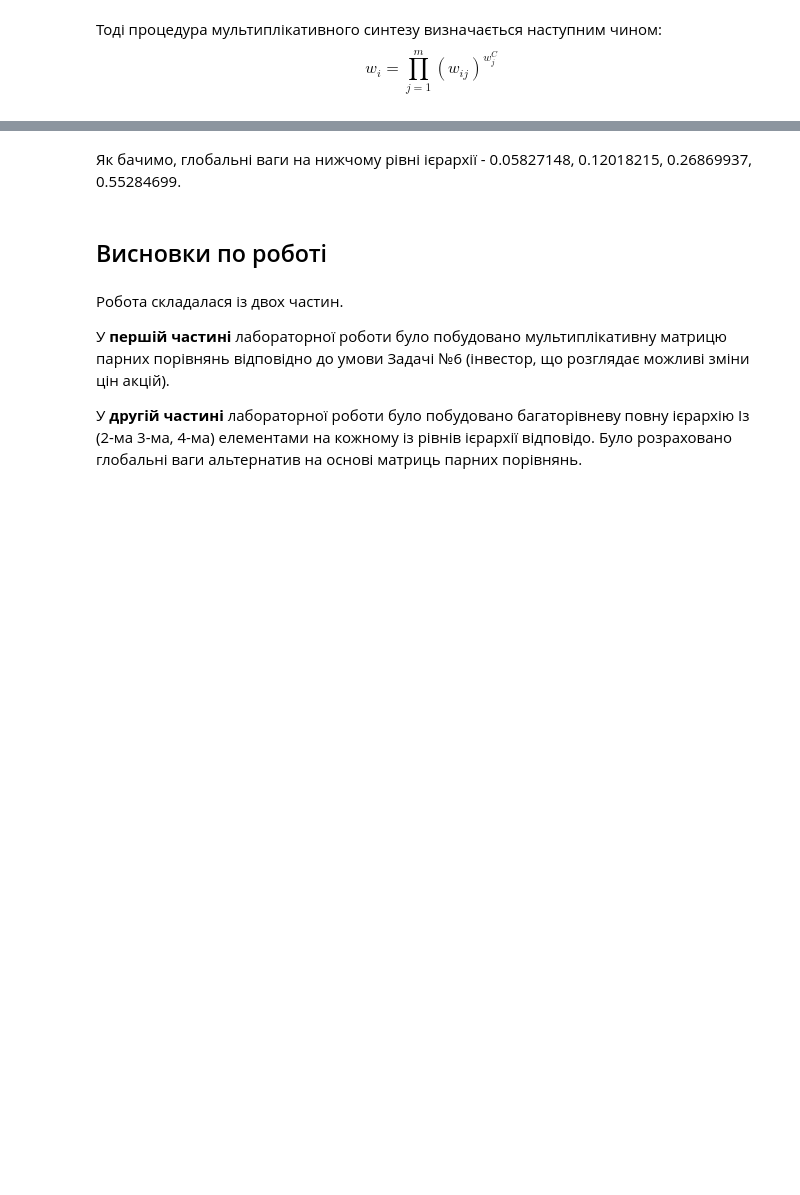
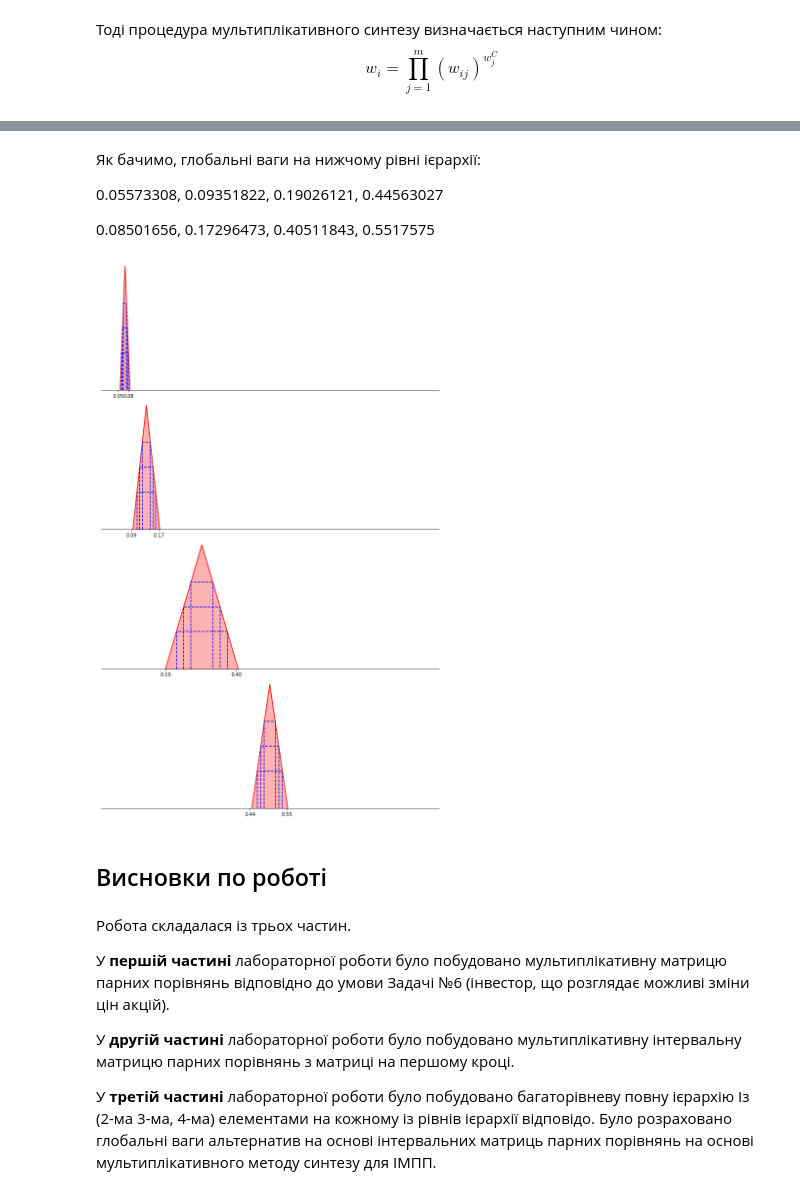
Before and after one commit to Megalitum/savchenko_labs, a Jupyter notebook: Lab2_4.ipynb, the cells around one changed output, grey strips where cells are left out. Cells and saved outputs as stored; diff of their text form; code cells hidden in the pictures; blank space fills up the shorter version.

```diff
--- a/Lab2_4.ipynb
+++ b/Lab2_4.ipynb
@@ -370,7 +369,8 @@ class Hierarchy(object):
         self.global_weights = [(array([0.4]), array([0.6]))]
         for layer in range(len(self.mpc_matrices)):
             new_layer = self.process_layer(layer, *self.global_weights[-1])
-#             new_layer = np.minimum(new_layer[0], new_layer[1]), np.maximum(new_layer[0], new_layer[1])
+            new_layer = np.minimum(new_layer[0], new_layer[1]), np.maximum(new_layer[0], new_layer[1])
+            print(new_layer)
             assert np.all(new_layer[0] <= new_layer[1]), "Empty boundaries"
             self.global_weights.append(new_layer)
         return self.global_weights[1:]
@@ -403,0 +379,3 @@ Criterion 2:3 J=0.429714
+# %%
+w_global = h.solve()
+w_global
@@ -404,11 +405,55 @@ Criterion 2:3 J=0.429714
 # %% [markdown]
-Як бачимо, глобальні ваги на нижчому рівні ієрархії - 0.05827148,  0.12018215,  0.26869937,  0.55284699.
+Як бачимо, глобальні ваги на нижчому рівні ієрархії:
+
+0.05573308,  0.09351822,  0.19026121,  0.44563027
+
+0.08501656,  0.17296473,  0.40511843,  0.5517575
+# %%
+from pylab import *
+import itertools
+
+def draw(ax, l, m, u, alphas=[]):
+    ax.set_xlim((0,1))
+    ax.set_ylim((0,1))
+    ax.set_xticks([int(l*100) / 100,int(u*100) / 100])
+    ax.spines['top'].set_visible(False)
+    ax.spines['right'].set_visible(False)
+    ax.spines['left'].set_visible(False)
+    ax.yaxis.set_visible(False)
+    ax.plot([l, m, u], [0,1,0], color='r')
+    ax.fill_between([l, m, u], [0,0,0],[0,1,0], alpha=0.3, color='r')
+    for alpha in alphas:
+        assert(alpha > 0 and alpha < 1)
+        ax.step([l + alpha * (m - l), u - alpha * (u - m), u - alpha * (u - m)], [0, alpha, 0], linestyle='--', color='b')
+
+def draw_vector(l, m, u, alphas=[]):
+    fsize = (10, 4 * l.shape[0])
+    fig, axes = subplots(l.shape[0], 1, figsize=fsize)
+    for coords in itertools.product(*map(range, axes.shape)):
+        draw(axes[coords], l[coords], m[coords], u[coords], alphas)
+    fig.tight_layout()
+
+def draw_matrix(l, m, u, alphas=[]):
+    fsize = (3 * l.shape[0], 2 * l.shape[1])
+    fig, axes = subplots(*l.shape, figsize=fsize)
+    for coords in itertools.product(*map(range, axes.shape)):
+        draw(axes[coords], l[coords], m[coords], u[coords], alphas)
+    fig.tight_layout()
+# %%
+l = w_global[-1][0]
+u = w_global[-1][1]
+m = (l + u) / 2
+draw_vector(l, m, u, alphas=[0.3, 0.5, 0.7])
+# %% [output]
+[figure, added]
 # %% [markdown]
 ## Висновки по роботі
 # %% [markdown]
-Робота складалася із двох частин.
+Робота складалася із трьох частин.
 
 У <b>першій частині</b> лабораторної роботи було побудовано мультиплікативну матрицю парних порівнянь відповідно до умови Задачі №6 (інвестор, що розглядає можливі зміни цін акцій).
 
-У <b>другій частині</b> лабораторної роботи було побудовано багаторівневу повну ієрархію Із (2-ма 3-ма, 4-ма) елементами на кожному із рівнів ієрархії відповідо.
-Було розраховано глобальні ваги альтернатив на основі матриць парних порівнянь.
+У <b>другій частині</b> лабораторної роботи було побудовано мультиплікативну інтервальну матрицю парних порівнянь з матриці на першому кроці.
+
+У <b>третій частині</b> лабораторної роботи було побудовано багаторівневу повну ієрархію Із (2-ма 3-ма, 4-ма) елементами на кожному із рівнів ієрархії відповідо.
+Було розраховано глобальні ваги альтернатив на основі інтервальних матриць парних порівнянь на основі мультиплікативного методу синтезу для ІМПП.
```
Also changed, not shown: parts of 6 cells of this notebook, 2 other files.
